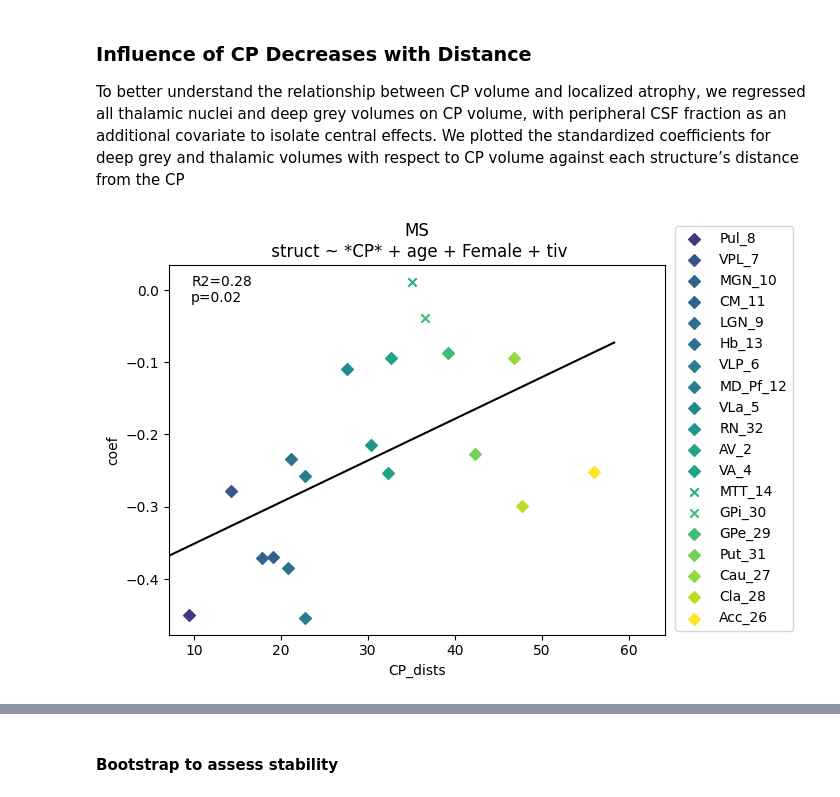
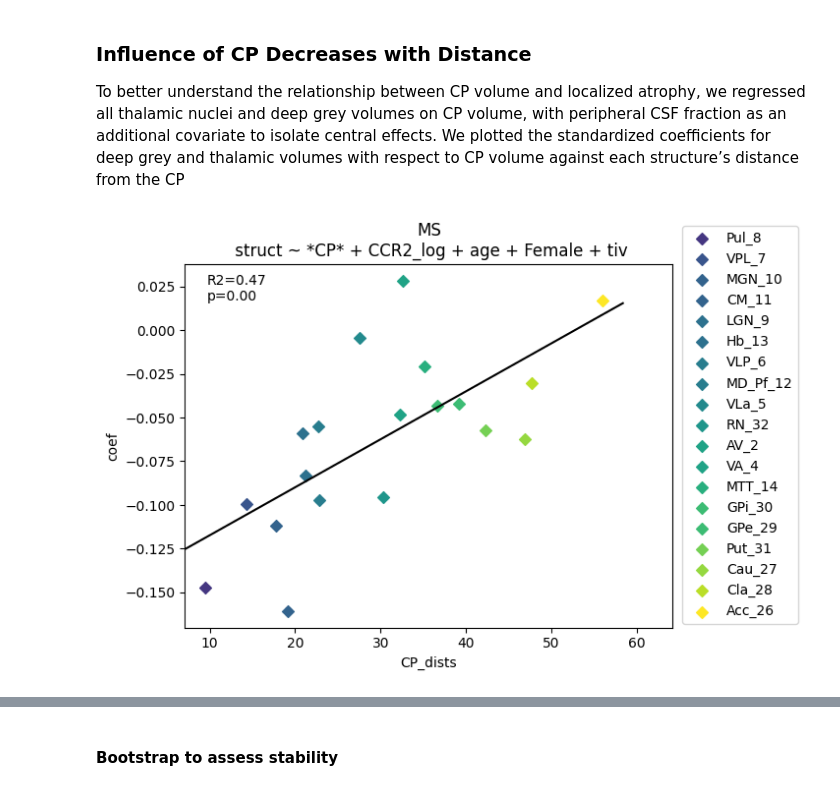
Before and after one commit to srs328/ms_mri, a Jupyter notebook: analysis/thalamus/results/5-CP_distance_gradient.ipynb, the cells around one changed output, grey strips where cells are left out. Saved outputs shown, nothing was run; the diff lists cells and outputs as text; code cells hidden in the pictures.

```diff
--- a/analysis/thalamus/results/5-CP_distance_gradient.ipynb
+++ b/analysis/thalamus/results/5-CP_distance_gradient.ipynb
@@ -384,12 +428,12 @@ save_stem = "CP_betas_vs_CP_dists"
 model_data = data_orig[MS_patients]
 model_data = zscore(model_data)
 
-covariates = ["age", "Female", "tiv"]
+covariates = ["CCR2_log", "age", "Female", "tiv"]
 covariates_str = " + ".join(covariates)
 structs = hips_thomas_ref[thalamic_nuclei + deep_grey]
 # structs = hips_thomas_ref[thalamic_nuclei]
 
-predictor = ["CP", "LV_log"]
+predictor = ["CP", "LV_log", "CCR2_log"]
 
 _, results, formulas = regutils.run_regressions(
     model_data,
@@ -417,31 +461,32 @@ _, _, plot_data, linregress_result = plot_xordered_data(
     dist_measure,
     "coef",
     "struct",
     fit_line=True,
     title=f"MS\n struct ~ *{var_to_plot}* + {covariates_str}",
     axes=axs,
     fig=fig,
     legend=True,
     loc=(0.9, 0.0001),
     fdr=False,
     bbox_to_anchor=(1.02, 0.01),
     sig_only=sig_only,
+    indicate_sig=False,
     legend_fontsize=10
 )
 plt.show()
 
 if save:
     save_path = fig_path / f"{save_stem}.png"
     # # Extract the legend
     legend = axs.get_legend()
     legend.remove()  # Remove it from the main plot
 
     fig_legend = plt.figure(figsize=(2, 4))  # Adjust size as needed
     fig_legend.legend(handles=legend.legend_handles, labels=[t.get_text() for t in legend.get_texts()],
                     loc='center', frameon=False)
     fig_legend.savefig(fig_path / f"{save_stem}_legend.png", bbox_inches='tight', dpi=300)
 
     # Save the main plot without legend
     fig.savefig(fig_path / f"{save_stem}.png", bbox_inches='tight', dpi=300)
 # %% [output]
-[figure, old version]
+[figure, new version]
```
Also changed, not shown: parts of 10 cells of this notebook, 9 other files.
